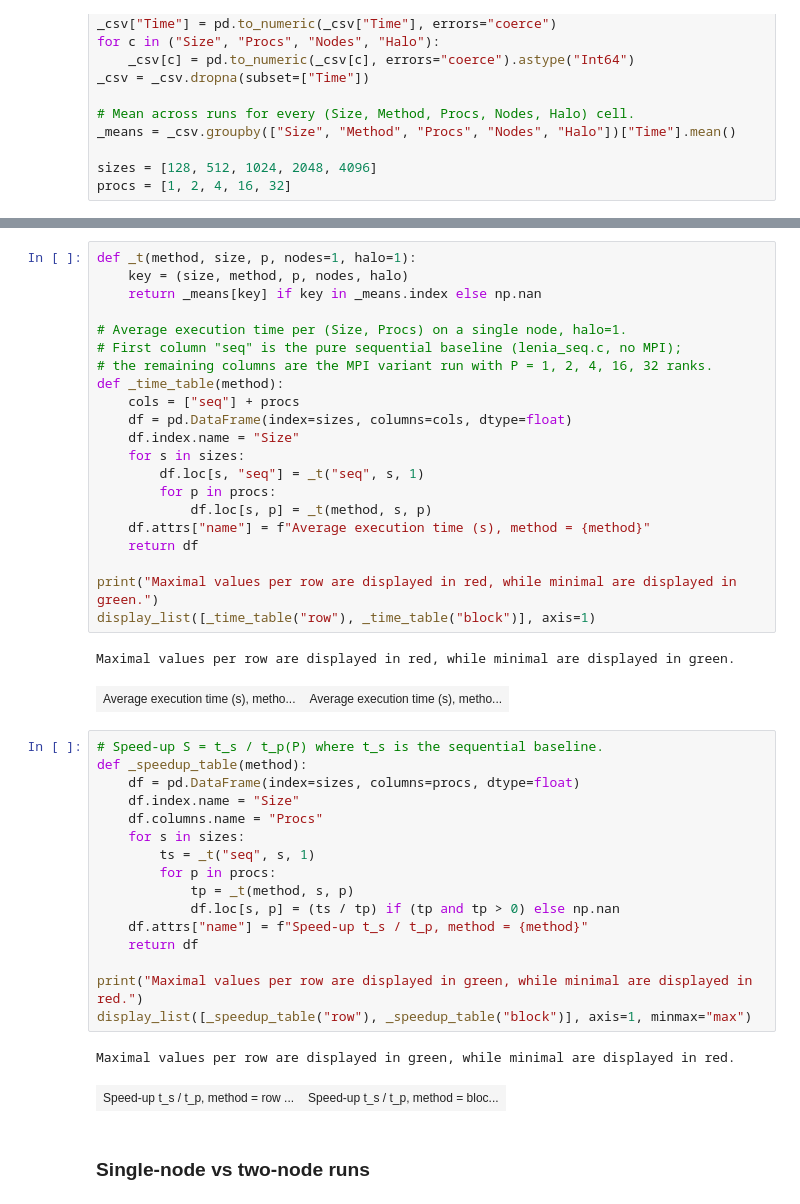
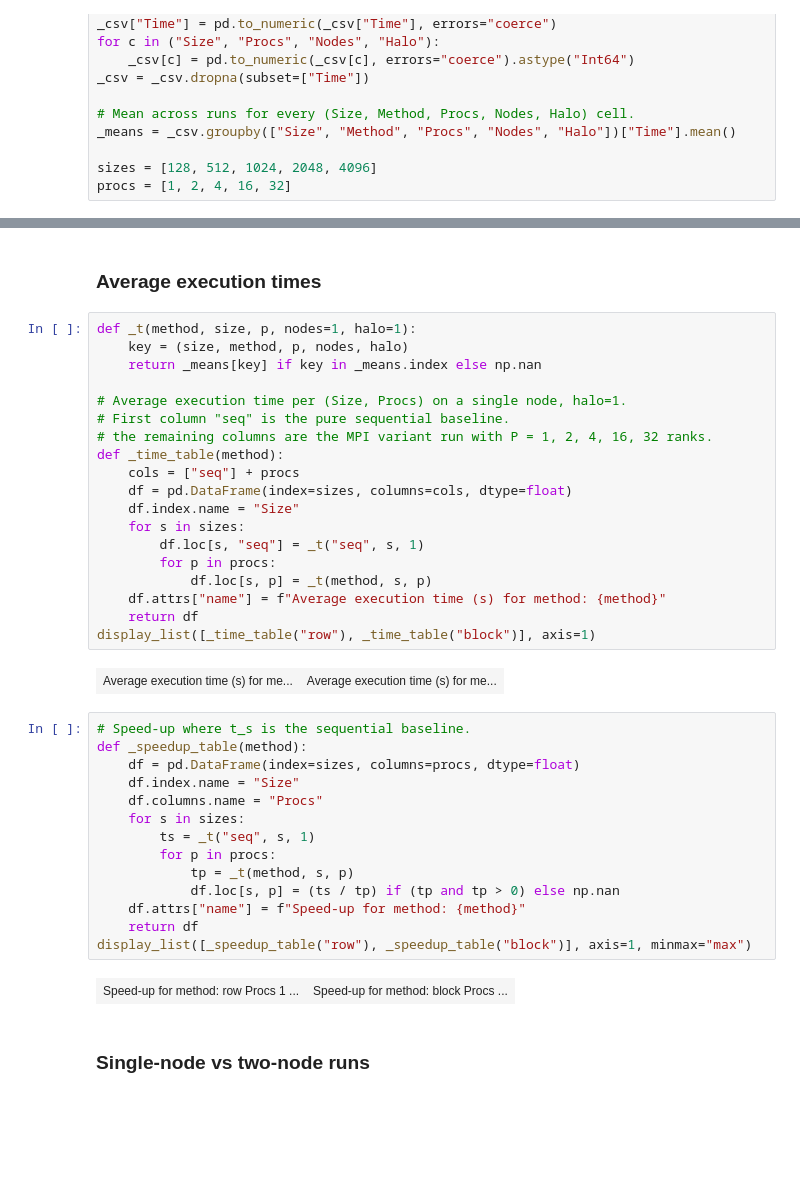
Before and after one commit to Edelwy/HPC, a Jupyter notebook: Assignment4/results/analiza.ipynb, the cells around one changed output, grey strips where cells are left out. Cells and saved outputs as stored; diff of their text form; blank space fills up the shorter version.

```diff
--- a/Assignment4/results/analiza.ipynb
+++ b/Assignment4/results/analiza.ipynb
@@ -79,29 +75,28 @@ For each MPI variant (`row`, `block`) the table shows the **average execution ti
+# %% [markdown]
+### Average execution times
 # %%
 def _t(method, size, p, nodes=1, halo=1):
     key = (size, method, p, nodes, halo)
     return _means[key] if key in _means.index else np.nan
 
 # Average execution time per (Size, Procs) on a single node, halo=1.
-# First column "seq" is the pure sequential baseline (lenia_seq.c, no MPI);
+# First column "seq" is the pure sequential baseline.
 # the remaining columns are the MPI variant run with P = 1, 2, 4, 16, 32 ranks.
 def _time_table(method):
     cols = ["seq"] + procs
     df = pd.DataFrame(index=sizes, columns=cols, dtype=float)
     df.index.name = "Size"
     for s in sizes:
         df.loc[s, "seq"] = _t("seq", s, 1)
         for p in procs:
             df.loc[s, p] = _t(method, s, p)
-    df.attrs["name"] = f"Average execution time (s), method = {method}"
+    df.attrs["name"] = f"Average execution time (s) for method: {method}"
     return df
-
-print("Maximal values per row are displayed in red, while minimal are displayed in green.")
 display_list([_time_table("row"), _time_table("block")], axis=1)
 # %% [output]
-Maximal values per row are displayed in red, while minimal are displayed in green.
-| Average execution time (s), metho... | Average execution time (s), metho... |
+| Average execution time (s) for me... | Average execution time (s) for me... |
 # %%
-# Speed-up S = t_s / t_p(P) where t_s is the sequential baseline.
+# Speed-up where t_s is the sequential baseline.
 def _speedup_table(method):
     df = pd.DataFrame(index=sizes, columns=procs, dtype=float)
     df.index.name = "Size"
@@ -111,14 +106,11 @@ def _speedup_table(method):
         for p in procs:
             tp = _t(method, s, p)
             df.loc[s, p] = (ts / tp) if (tp and tp > 0) else np.nan
-    df.attrs["name"] = f"Speed-up t_s / t_p, method = {method}"
+    df.attrs["name"] = f"Speed-up for method: {method}"
     return df
-
-print("Maximal values per row are displayed in green, while minimal are displayed in red.")
 display_list([_speedup_table("row"), _speedup_table("block")], axis=1, minmax="max")
 # %% [output]
-Maximal values per row are displayed in green, while minimal are displayed in red.
-| Speed-up t_s / t_p, method = row ... | Speed-up t_s / t_p, method = bloc... |
+| Speed-up for method: row Procs 1 ... | Speed-up for method: block Procs ... |
 # %% [markdown]
 ### Single-node vs two-node runs
 # %%
```
Also changed, not shown: parts of 5 cells of this notebook, 8 other files.
